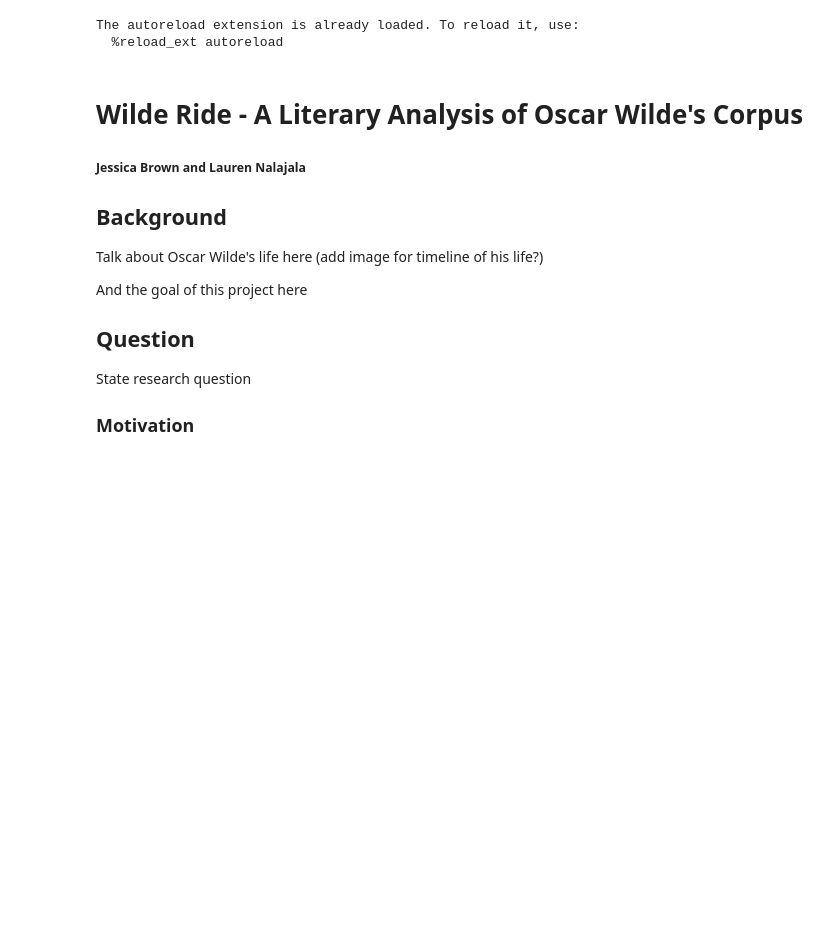
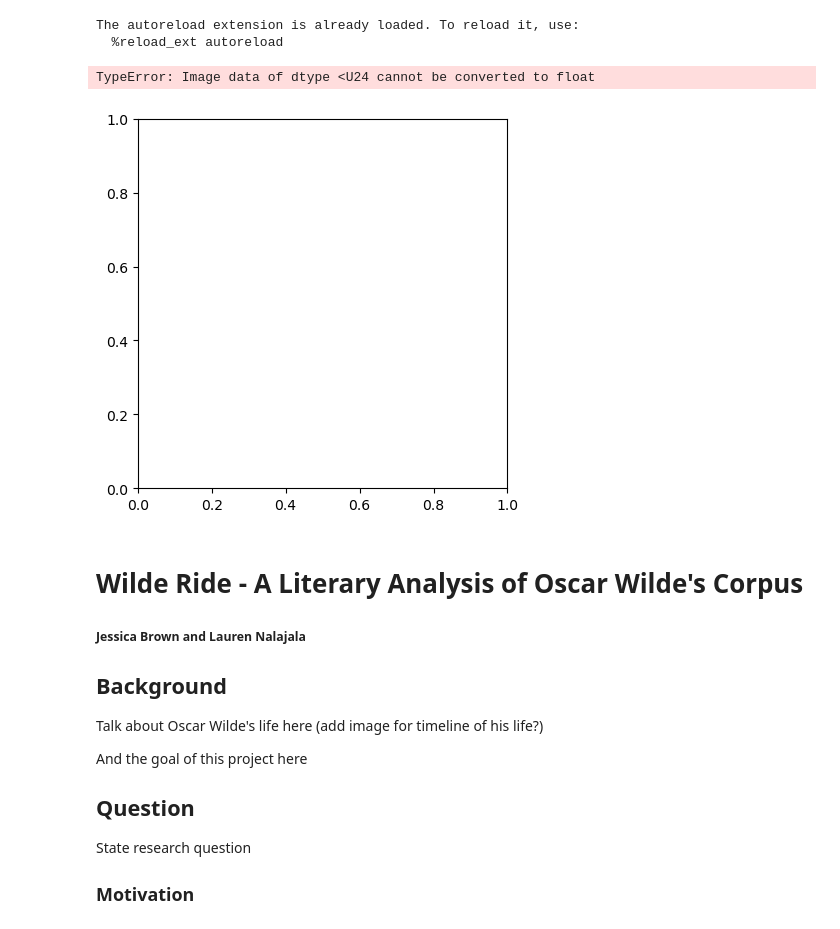
Before and after one commit to jes-bro/oscar_wilde_literary_devices, a Jupyter notebook: oscar_wilde_literary_devices.ipynb, the cells around one changed output. Cells and saved outputs as stored; diff of their text form; code cells hidden in the pictures; blank space fills up the shorter version.

```diff
--- a/oscar_wilde_literary_devices.ipynb
+++ b/oscar_wilde_literary_devices.ipynb
@@ -13,6 +13,13 @@ import requests
 # %% [output]
 The autoreload extension is already loaded. To reload it, use:
   %reload_ext autoreload
+# %%
+import matplotlib.image as mpimg
+img = mpimg.imread("oscar_wilde_timeline.png")
+plt.imshow(img)
+# %% [output]
+TypeError: Image data of dtype <U24 cannot be converted to float
+[figure, added]
 # %% [markdown]
 # Wilde Ride - A Literary Analysis of Oscar Wilde's Corpus
 ##### Jessica Brown and Lauren Nalajala
```
Also changed, not shown: parts of 21 cells of this notebook, 4 other files.
